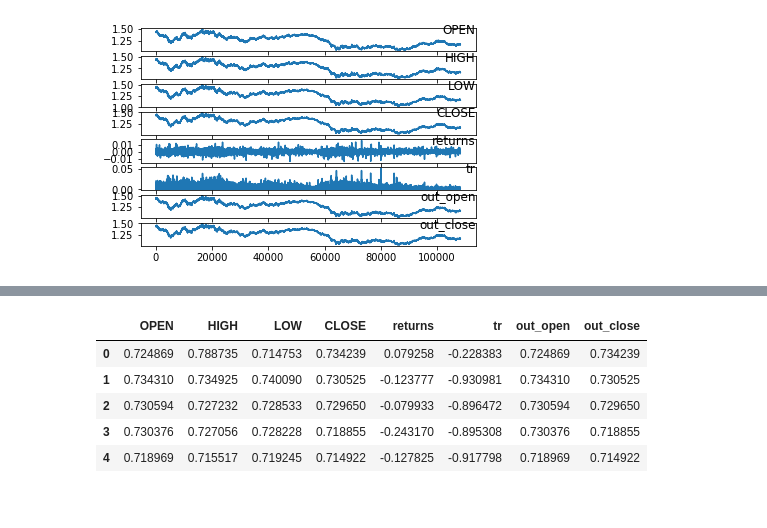
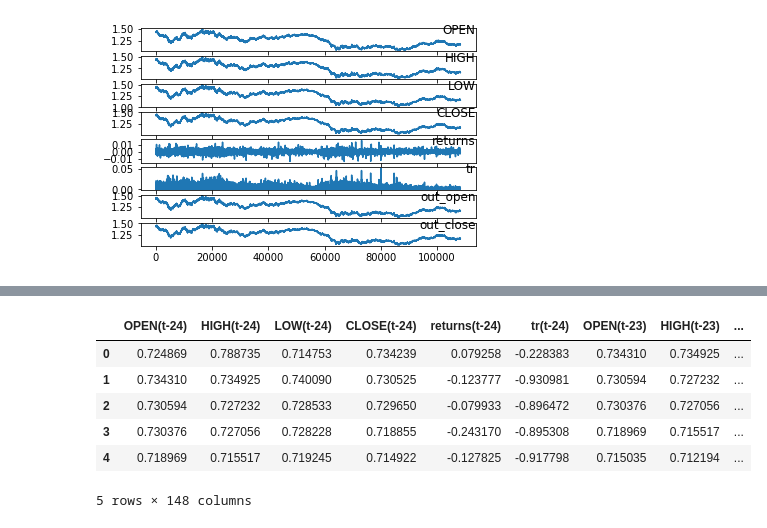
Before and after one commit to raulMrello/MachineLearning_for_Trading, a Jupyter notebook: OHLC2OC_predictor.ipynb, the cells around one changed output, grey strips where cells are left out. Cells and saved outputs as stored; diff of their text form; code cells hidden in the pictures.

```diff
--- a/OHLC2OC_predictor.ipynb
+++ b/OHLC2OC_predictor.ipynb
@@ -157,3 +160,36 @@ for col in range(len(dfapp.columns)):
 plt.show()
 # %% [output]
 [figure]
+# %%
+def series_to_supervised(df, num_inputs, num_outputs, n_in=1, n_out=1, dropnan=True):
+  # obtengo el dataframe con las entradas y las salidas
+  df_in = df[[x for x in df.columns if df.columns.get_loc(x) < num_inputs]]
+  df_out = df[[x for x in df.columns if df.columns.get_loc(x)>=num_inputs]]
+
+  cols, names = list(), list()
+	# input sequence (t-n, ... t-1)
+  for i in range(n_in, 0, -1):
+    cols.append(df_in.shift(i))
+    names += [('%s(t-%d)' % (df_in.columns[j], i)) for j in range(0, num_inputs)]
+
+	# forecast sequence (t, t+1, ... t+n)
+  for i in range(0, n_out):
+    cols.append(df_out.shift(-i))
+    if i == 0:
+      names += [('%s(t)' % (df_out.columns[j])) for j in range(0, num_outputs)]
+    else:
+      names += [('%s(t+%d)' % (df_out.columns[j], i)) for j in range(0, num_outputs)]
+  # put it all together
+  agg = concat(cols, axis=1)
+  agg.columns = names
+  # drop rows with NaN values
+  if dropnan:
+    agg.dropna(inplace=True)
+  return agg
+
+# Creo columnas para las 24 muestras de entradas t-1, ..., t-48 y para las dos salidas t, t+1
+num_in_steps = 24
+num_out_steps = 2
+sts_df = series_to_supervised(dfapp, num_inputs, num_outputs, num_in_steps, num_out_steps)
+print('Número de muestras total: ', sts_df.shape[0])
+sts_df.head()
@@ -160,20 +205,22 @@ plt.show()
 # %%
 # Creo los scalers de cada columna (entradas y salidas)
-values = dfapp.values
+values = sts_df.values
 values = values.astype('float32')
 scaler = preprocessing.MinMaxScaler(feature_range=(-1, 1))
 values = scaler.fit_transform(values)
 
 # actualizo el dataframe
-df_scaled = pd.DataFrame(data=values, columns=dfapp.columns)
-df_scaled.head()
+sts_df = pd.DataFrame(data=values, columns=sts_df.columns)
+sts_values = sts_df.values
+sts_df.head()
 # %% [output]
-|  | OPEN | HIGH | LOW | CLOSE | returns | tr | out_open | out_close |
-| 0 | 0.724869 | 0.788735 | 0.714753 | 0.734239 | 0.079258 | -0.228383 | 0.724869 | 0.734239 |
-| 1 | 0.734310 | 0.734925 | 0.740090 | 0.730525 | -0.123777 | -0.930981 | 0.734310 | 0.730525 |
-| 2 | 0.730594 | 0.727232 | 0.728533 | 0.729650 | -0.079933 | -0.896472 | 0.730594 | 0.729650 |
-| 3 | 0.730376 | 0.727056 | 0.728228 | 0.718855 | -0.243170 | -0.895308 | 0.730376 | 0.718855 |
-| 4 | 0.718969 | 0.715517 | 0.719245 | 0.714922 | -0.127825 | -0.917798 | 0.718969 | 0.714922 |
+|  | OPEN(t-24) | HIGH(t-24) | LOW(t-24) | CLOSE(t-24) | returns(t-24) | tr(t-24) | OPEN(t-23) | HIGH(t-23) | ... |
+| 0 | 0.724869 | 0.788735 | 0.714753 | 0.734239 | 0.079258 | -0.228383 | 0.734310 | 0.734925 | ... |
+| 1 | 0.734310 | 0.734925 | 0.740090 | 0.730525 | -0.123777 | -0.930981 | 0.730594 | 0.727232 | ... |
+| 2 | 0.730594 | 0.727232 | 0.728533 | 0.729650 | -0.079933 | -0.896472 | 0.730376 | 0.727056 | ... |
+| 3 | 0.730376 | 0.727056 | 0.728228 | 0.718855 | -0.243170 | -0.895308 | 0.718969 | 0.715517 | ... |
+| 4 | 0.718969 | 0.715517 | 0.719245 | 0.714922 | -0.127825 | -0.917798 | 0.715035 | 0.712194 | ... |
+5 rows × 148 columns
 # %%
 # Visualiza muestras en Matplotlib
 plt.figure()
```
Also changed, not shown: parts of 16 cells of this notebook, 15 other files.
